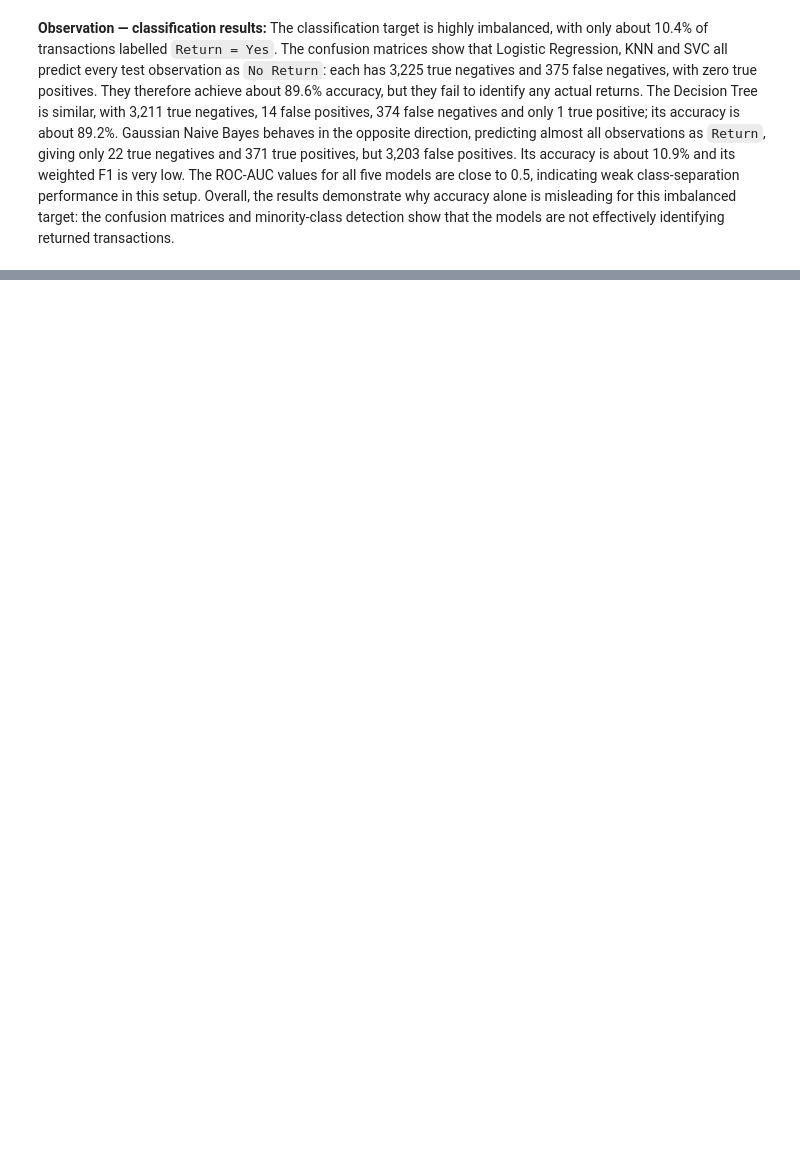
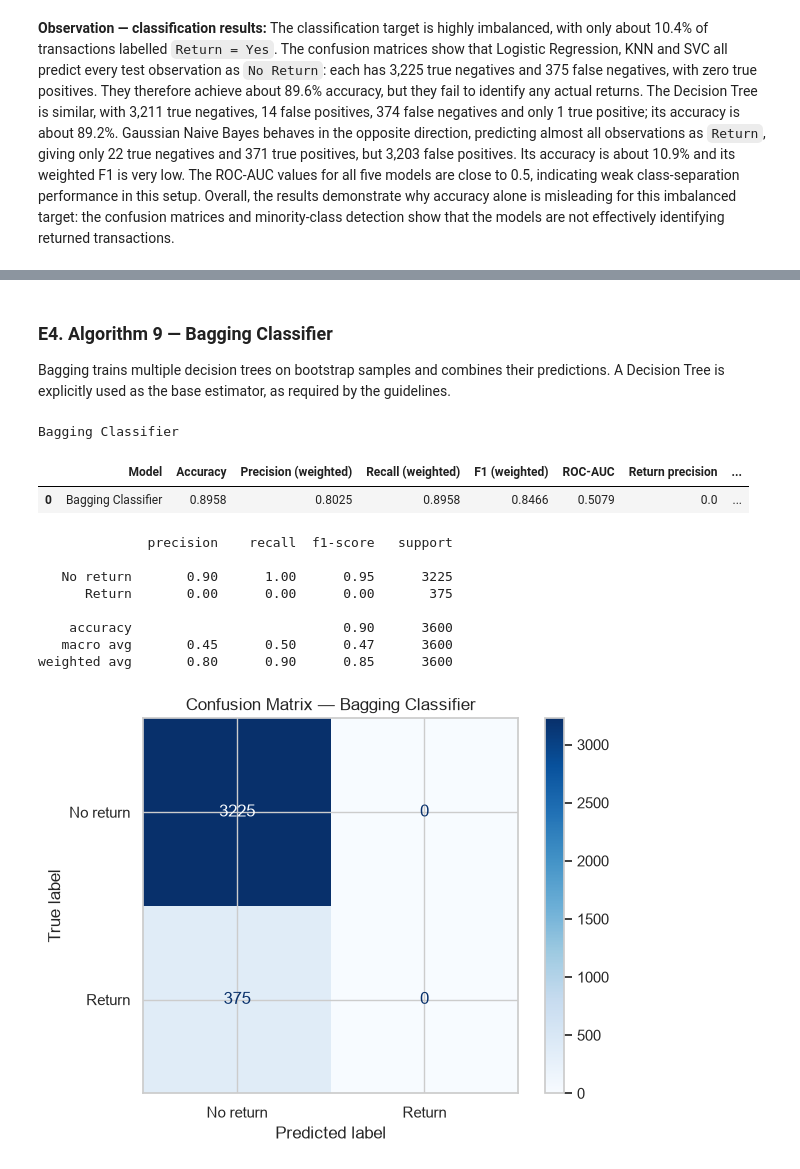
Before and after one commit to Ramjith821/RetailSalestest, a Jupyter notebook: Retail_store.ipynb, the cells around one changed output, grey strips where cells are left out. Saved outputs shown, nothing was run; the diff lists cells and outputs as text; code cells hidden in the pictures; blank space fills up the shorter version.

```diff
--- a/Retail_store.ipynb
+++ b/Retail_store.ipynb
@@ -1163,0 +1308,25 @@ clf_results_df
+# %% [markdown]
+### E4. Algorithm 9 — Bagging Classifier
+
+Bagging trains multiple decision trees on bootstrap samples and combines their predictions. A Decision Tree is explicitly used as the base estimator, as required by the guidelines.
+# %%
+# Algorithm 9: Bagging Classifier (Decision Tree base estimator)
+bagging_kwargs = {"n_estimators": 100, "random_state": RANDOM_STATE, "n_jobs": -1}
+if "estimator" in inspect.signature(BaggingClassifier).parameters:
+    bagging_kwargs["estimator"] = DecisionTreeClassifier(random_state=RANDOM_STATE, max_depth=8)
+else:  # Compatibility with older scikit-learn versions
+    bagging_kwargs["base_estimator"] = DecisionTreeClassifier(random_state=RANDOM_STATE, max_depth=8)
+bagging_classifier = evaluate_review2_classifier("Bagging Classifier", BaggingClassifier(**bagging_kwargs))
+# %% [output]
+Bagging Classifier
+|  | Model | Accuracy | Precision (weighted) | Recall (weighted) | F1 (weighted) | ROC-AUC | Return precision | ... |
+| 0 | Bagging Classifier | 0.8958 | 0.8025 | 0.8958 | 0.8466 | 0.5079 | 0.0 | ... |
+              precision    recall  f1-score   support
+
+   No return       0.90      1.00      0.95      3225
+      Return       0.00      0.00      0.00       375
+
+    accuracy                           0.90      3600
+   macro avg       0.45      0.50      0.47      3600
+weighted avg       0.80      0.90      0.85      3600
+[figure, added]
```
Also changed, not shown: parts of 28 cells of this notebook.
